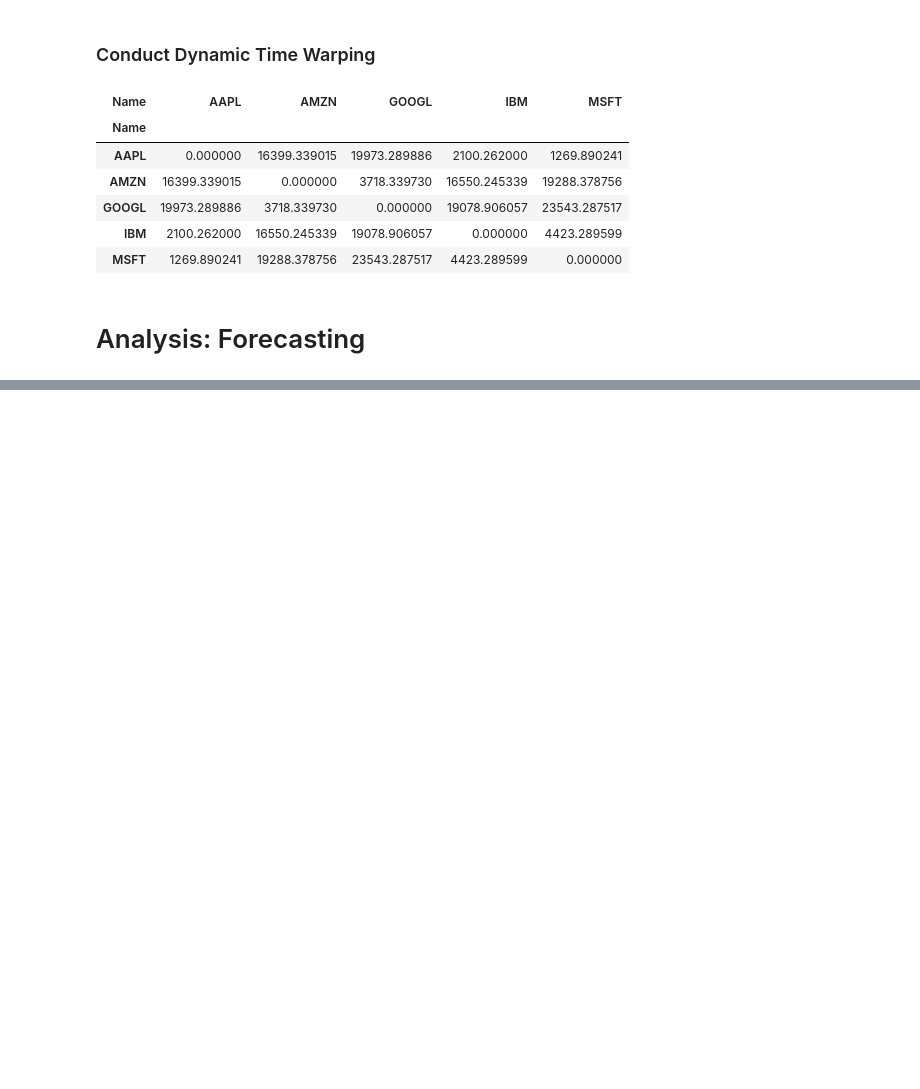
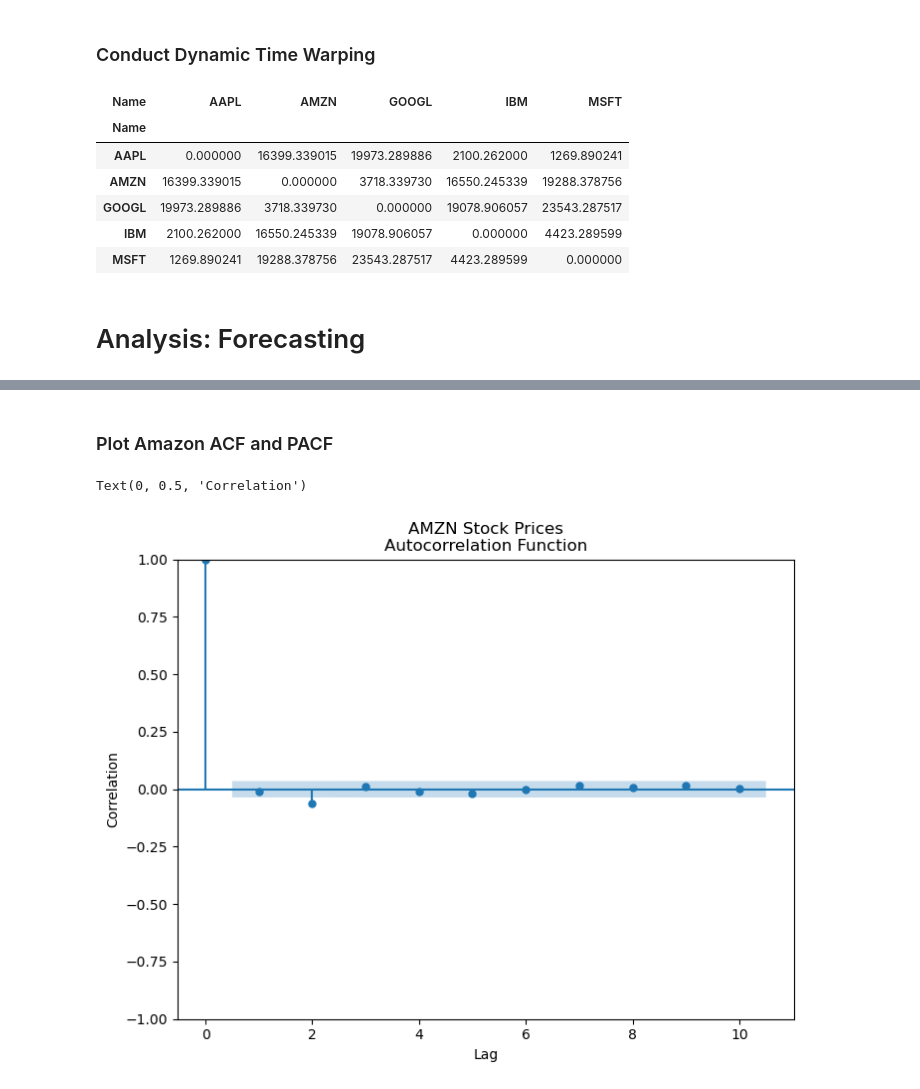
Before and after one commit to 1shman/DJIA_time_series_analysis, a Jupyter notebook: analysis.ipynb, the cells around one changed output, grey strips where cells are left out. Saved outputs shown, nothing was run; the diff lists cells and outputs as text; code cells hidden in the pictures; blank space fills up the shorter version.

```diff
--- a/analysis.ipynb
+++ b/analysis.ipynb
@@ -228,0 +329,12 @@ np.sqrt(calc_dtw_cost(tech_df.copy()))
+# %% [markdown]
+### Plot Amazon ACF and PACF ###
+# %%
+# Plot the AMZN ACF
+fig, ax = plt.subplots(1, 1, figsize=(8, 6))
+
+plot_acf(log_returns["AMZN"], ax, lags=10, title="AMZN Stock Prices\nAutocorrelation Function")
+ax.set_xlabel(r"Lag")
+ax.set_ylabel(r"Correlation")
+# %% [output]
+Text(0, 0.5, 'Correlation')
+[figure, added]
```
Also changed, not shown: parts of 26 cells of this notebook.
